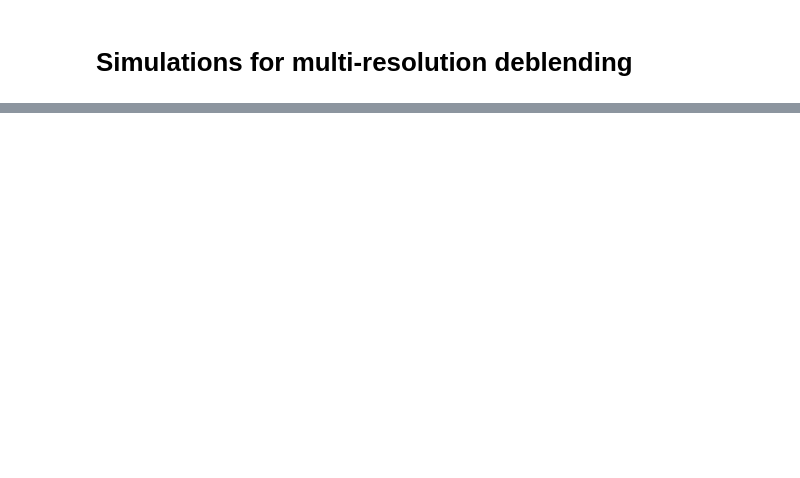
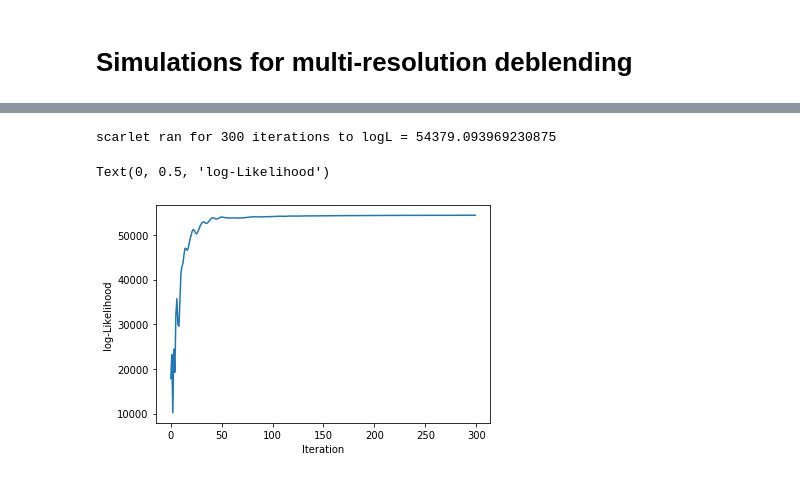
Before and after one commit to herjy/Multi_resolution_comparison, a Jupyter notebook: Simulated_mr_scenes.ipynb, the cells around one changed output, grey strips where cells are left out. Drawn from its saved outputs; the diff is of its cells as text; code cells hidden in the pictures; blank space fills up the shorter version.

```diff
--- a/Simulated_mr_scenes.ipynb
+++ b/Simulated_mr_scenes.ipynb
@@ -297,7 +317,7 @@ coadd, bg_cutoff = build_initialization_coadd(obs_hr)
 # Source initialisation
 hr_sources = [
     scarlet.ExtendedSource(hr_frame, (ram[i], decm[i]), obs_hr,
-                           symmetric=False,
+                           symmetric=0,
                            monotonic=True,  min_grad = 0.)
     for i in range(ram.size)
 ]
@@ -397,9 +432,13 @@ plt.ylabel('log-Likelihood')
 # %%
-blend_multihr.fit(100, e_rel = 1.e-7)
+blend_multihr.fit(300, e_rel = 1.e-7)
 print("scarlet ran for {0} iterations to logL = {1}".format(len(blend_multihr.loss), -blend_multihr.loss[-1]))
 plt.plot(-np.array(blend_multihr.loss))
 plt.xlabel('Iteration')
 plt.ylabel('log-Likelihood')
+# %% [output]
+scarlet ran for 300 iterations to logL = 54379.093969230875
+Text(0, 0.5, 'log-Likelihood')
+[figure, added]
 # %%
 blend_multilr.fit(300, e_rel = 1.e-7)
 print("scarlet ran for {0} iterations to logL = {1}".format(len(blend_multilr.loss), -blend_multilr.loss[-1]))
```
Also changed, not shown: parts of 18 cells of this notebook, 3 other files.
